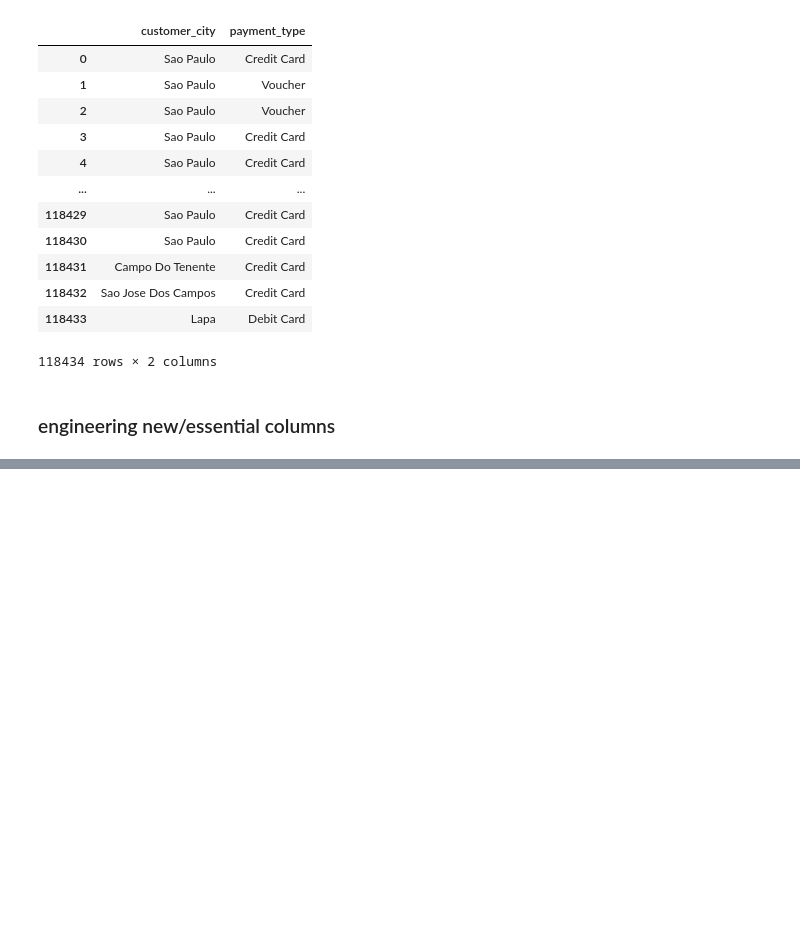
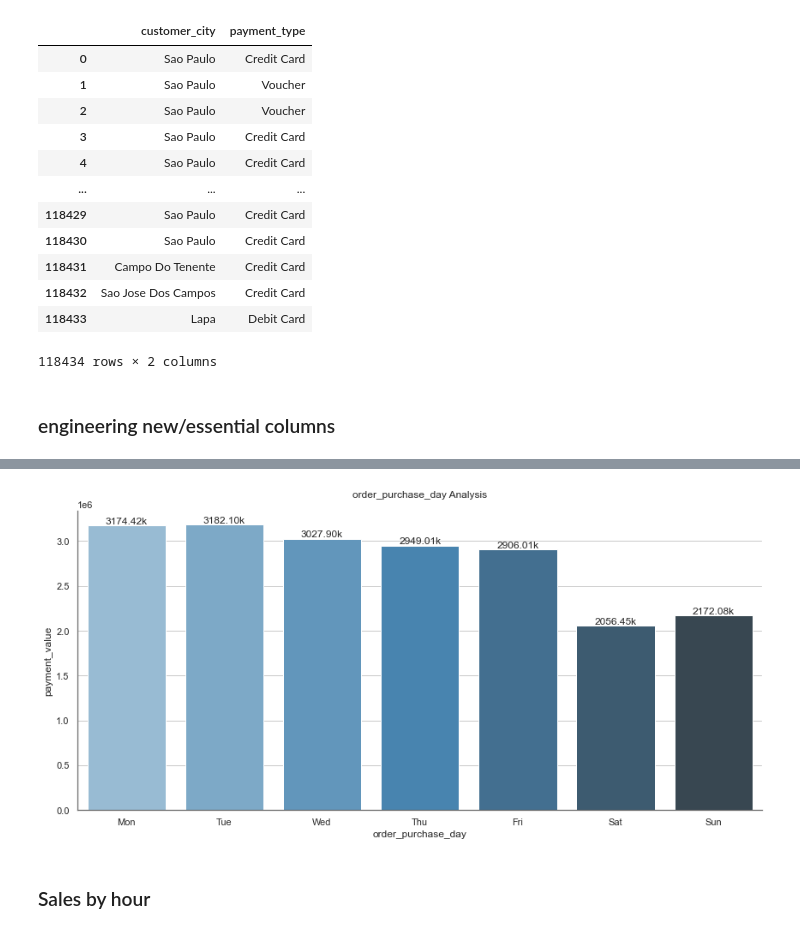
Before and after one commit to Sogum0503/-_-, a Jupyter notebook: PROJECT/Olist_E-Commorce_DA_Project.ipynb, the cells around one changed output, grey strips where cells are left out. Drawn from its saved outputs; the diff is of its cells as text; code cells hidden in the pictures; blank space fills up the shorter version.

```diff
--- a/PROJECT/Olist_E-Commorce_DA_Project.ipynb
+++ b/PROJECT/Olist_E-Commorce_DA_Project.ipynb
@@ -198,0 +512,3 @@ df[['customer_city','payment_type']]
+# %%
+df_day = df.groupby(['order_purchase_day'])['payment_value'].sum().reset_index()
+df_day
@@ -198,0 +524,8 @@ df[['customer_city','payment_type']]
+# %%
+# 값 정렬하기
+from pandas.api.types import CategoricalDtype
+cats = ['Mon','Tue','Wed','Thu','Fri','Sat','Sun']
+df_day['order_purchase_day'] = pd.Categorical(df_day['order_purchase_day'], categories = cats, ordered = True)
+df_day = df_day.sort_values('order_purchase_day')
+
+df_day
@@ -198,0 +541,10 @@ df[['customer_city','payment_type']]
+# %%
+fig, ax = plt.subplots(figsize = (12,6))
+sns.set(palette = 'muted', color_codes = True, style='whitegrid')
+bar_plot(x = 'order_purchase_day', y = 'payment_value', df = df_day, value = True)
+ax.tick_params(axis = 'x')
+plt.show()
+# %% [output]
+[figure, added]
+# %% [markdown]
+### Sales by hour
```
Also changed, not shown: parts of 89 cells of this notebook.
